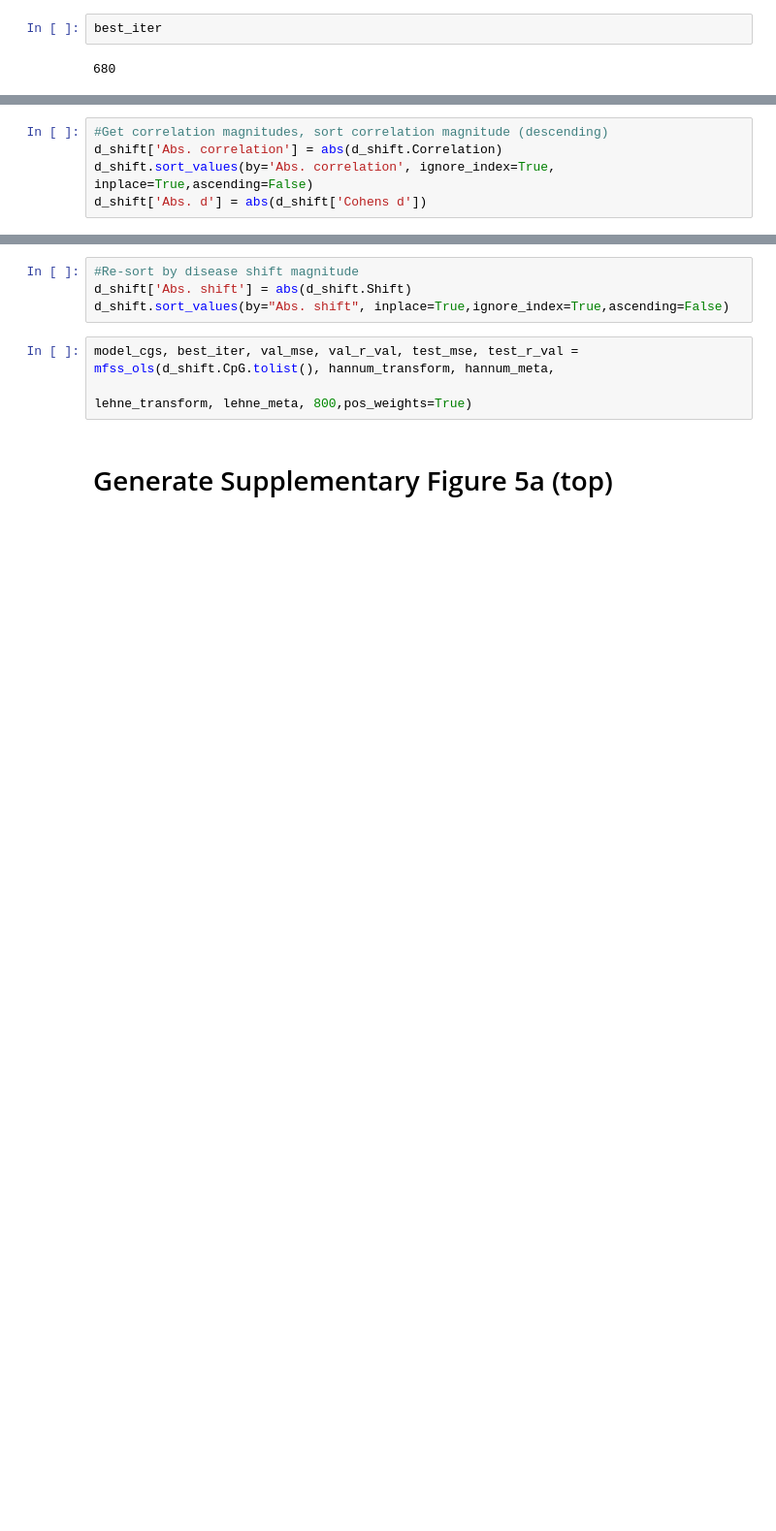
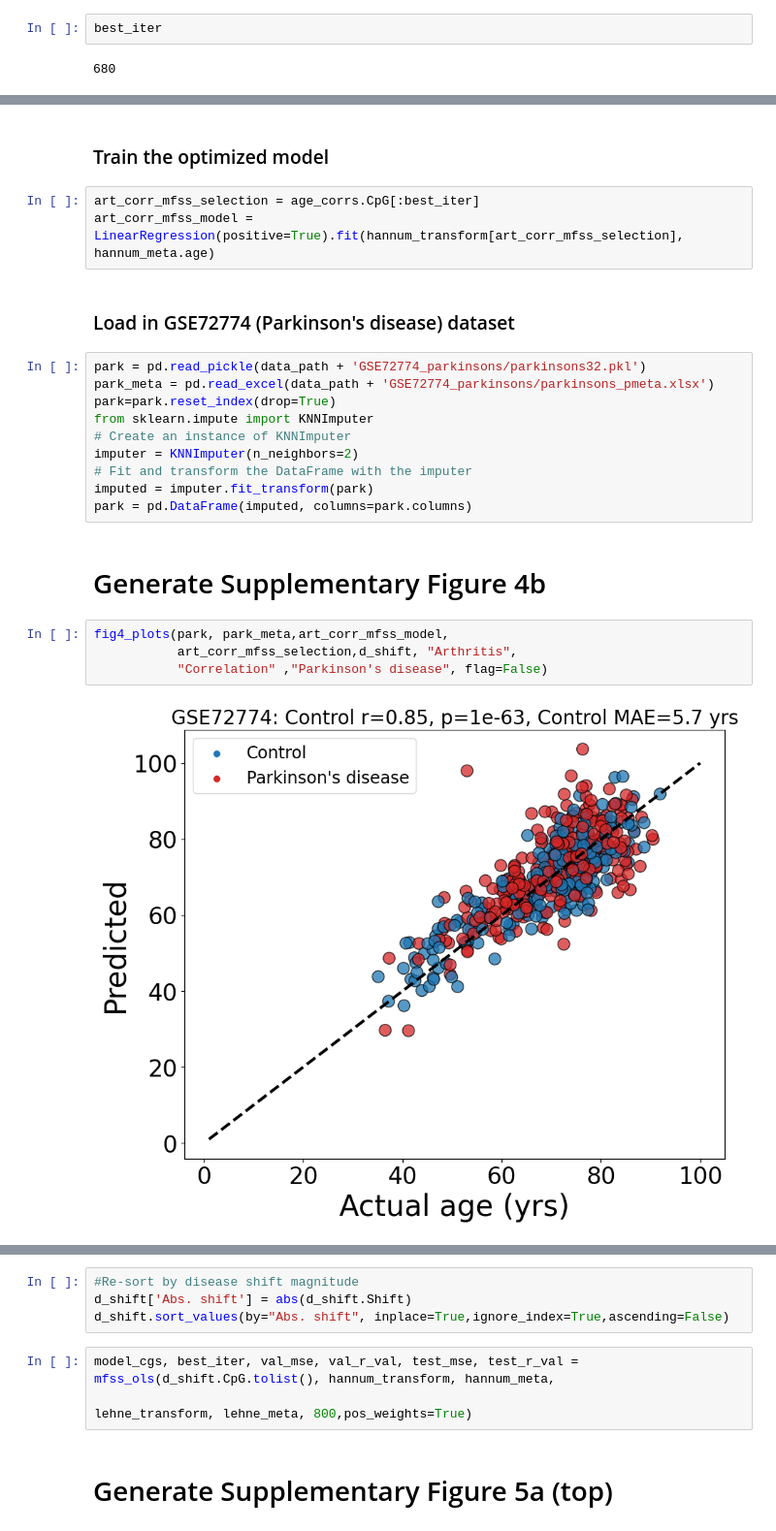
Before and after one commit to SkinnerCM/conboy-laboratory, a Jupyter notebook: dnam-clocks/mFSS-clock/notebooks/Generate figures/Generate Figure 4, supplementary figures 4-6 and supplementary tables 3-7.ipynb, the cells around one changed output, grey strips where cells are left out. Shown at 97% size. Cells and saved outputs as stored; diff of their text form; blank space fills up the shorter version.

Commit message:
add supp fig. 4 plots a-c

```diff
--- a/dnam-clocks/mFSS-clock/notebooks/Generate figures/Generate Figure 4, supplementary figures 4-6 and supplementary tables 3-7.ipynb
+++ b/dnam-clocks/mFSS-clock/notebooks/Generate figures/Generate Figure 4, supplementary figures 4-6 and supplementary tables 3-7.ipynb
@@ -113,5 +124,0 @@ best_iter
-# %%
-#Get correlation magnitudes, sort correlation magnitude (descending)
-d_shift['Abs. correlation'] = abs(d_shift.Correlation)
-d_shift.sort_values(by='Abs. correlation', ignore_index=True, inplace=True,ascending=False)
-d_shift['Abs. d'] = abs(d_shift['Cohens d'])
@@ -119,0 +125,25 @@ d_shift['Abs. d'] = abs(d_shift['Cohens d'])
+# %% [markdown]
+### Train the optimized model
+# %%
+art_corr_mfss_selection = age_corrs.CpG[:best_iter]
+art_corr_mfss_model = LinearRegression(positive=True).fit(hannum_transform[art_corr_mfss_selection], hannum_meta.age)
+# %% [markdown]
+### Load in GSE72774 (Parkinson's disease) dataset
+# %%
+park = pd.read_pickle(data_path + 'GSE72774_parkinsons/parkinsons32.pkl')
+park_meta = pd.read_excel(data_path + 'GSE72774_parkinsons/parkinsons_pmeta.xlsx')
+park=park.reset_index(drop=True)
+from sklearn.impute import KNNImputer
+# Create an instance of KNNImputer
+imputer = KNNImputer(n_neighbors=2)
+# Fit and transform the DataFrame with the imputer
+imputed = imputer.fit_transform(park)
+park = pd.DataFrame(imputed, columns=park.columns)
+# %% [markdown]
+# Generate Supplementary Figure 4b
+# %%
+fig4_plots(park, park_meta,art_corr_mfss_model,
+           art_corr_mfss_selection,d_shift, "Arthritis",
+           "Correlation" ,"Parkinson's disease", flag=False)
+# %% [output]
+[figure, added]
```
Also changed, not shown: parts of 24 cells of this notebook.
